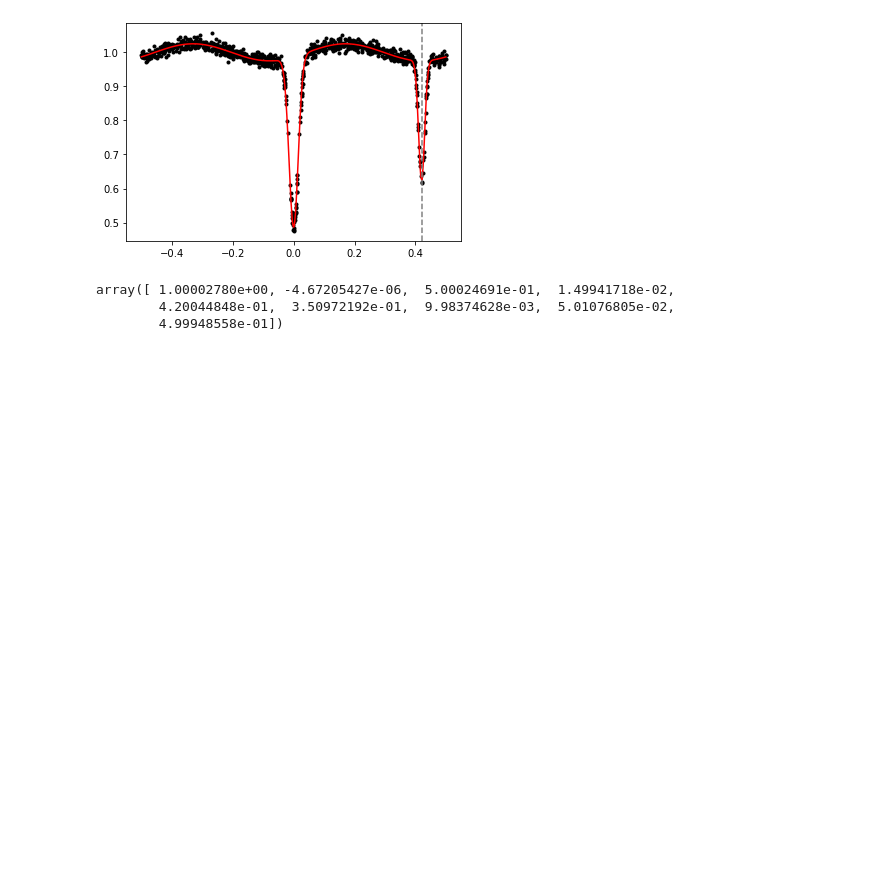
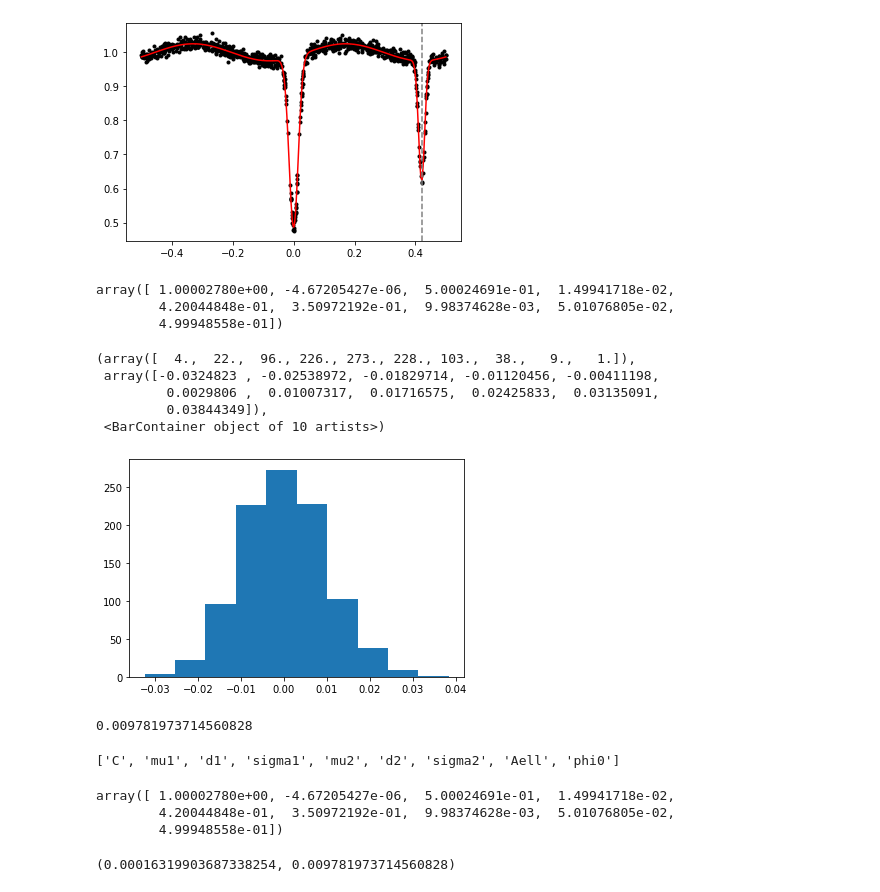
Before and after one commit to gecheline/ligeor, a Jupyter notebook: test_notebooks/twogaussian.ipynb, the cells around one changed output. Drawn from its saved outputs; the diff is of its cells as text; code cells hidden in the pictures; blank space fills up the shorter version.

Commit message:
added computation of residuals mean/stdev and eclipse area for 2g

```diff
--- a/test_notebooks/twogaussian.ipynb
+++ b/test_notebooks/twogaussian.ipynb
@@ -111,3 +111,16 @@ model_1.best_fit['param_vals'][0]
 array([ 1.00002780e+00, -4.67205427e-06,  5.00024691e-01,  1.49941718e-02,
         4.20044848e-01,  3.50972192e-01,  9.98374628e-03,  5.01076805e-02,
         4.99948558e-01])
+# %%
+plt.hist((model_1.fluxes - model_1.best_fit['model']))
+# %% [output]
+(array([  4.,  22.,  96., 226., 273., 228., 103.,  38.,   9.,   1.]),
+ array([-0.0324823 , -0.02538972, -0.01829714, -0.01120456, -0.00411198,
+         0.0029806 ,  0.01007317,  0.01716575,  0.02425833,  0.03135091,
+         0.03844349]),
+ <BarContainer object of 10 artists>)
+[figure, added]
+# %%
+np.std((model_1.fluxes - model_1.best_fit['model']))
+# %% [output]
+0.009781973714560828
@@ -113,0 +130,14 @@ array([ 1.00002780e+00, -4.67205427e-06,  5.00024691e-01,  1.49941718e-02,
+# %%
+model_1.best_fit['param_names']
+# %% [output]
+['C', 'mu1', 'd1', 'sigma1', 'mu2', 'd2', 'sigma2', 'Aell', 'phi0']
+# %%
+model_1.best_fit['param_vals'][0]
+# %% [output]
+array([ 1.00002780e+00, -4.67205427e-06,  5.00024691e-01,  1.49941718e-02,
+        4.20044848e-01,  3.50972192e-01,  9.98374628e-03,  5.01076805e-02,
+        4.99948558e-01])
+# %%
+model_1.compute_residuals_stdev()
+# %% [output]
+(0.00016319903687338254, 0.009781973714560828)
```
Also changed, not shown: parts of 2 cells of this notebook, 2 other files.
